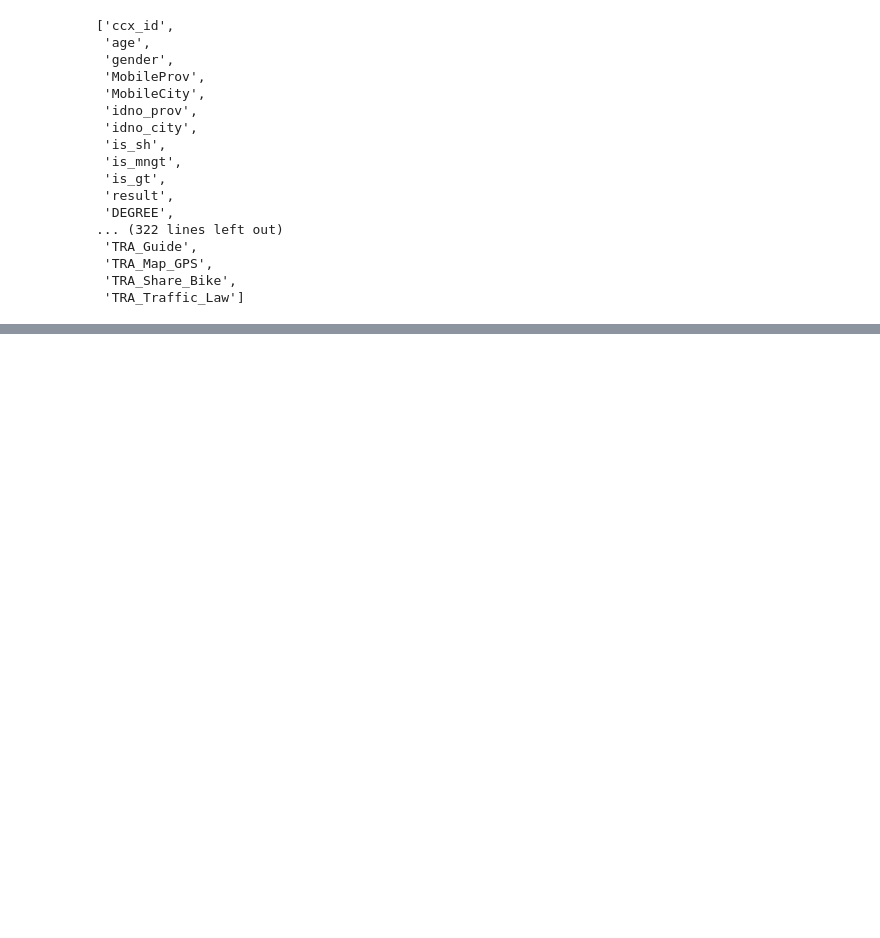
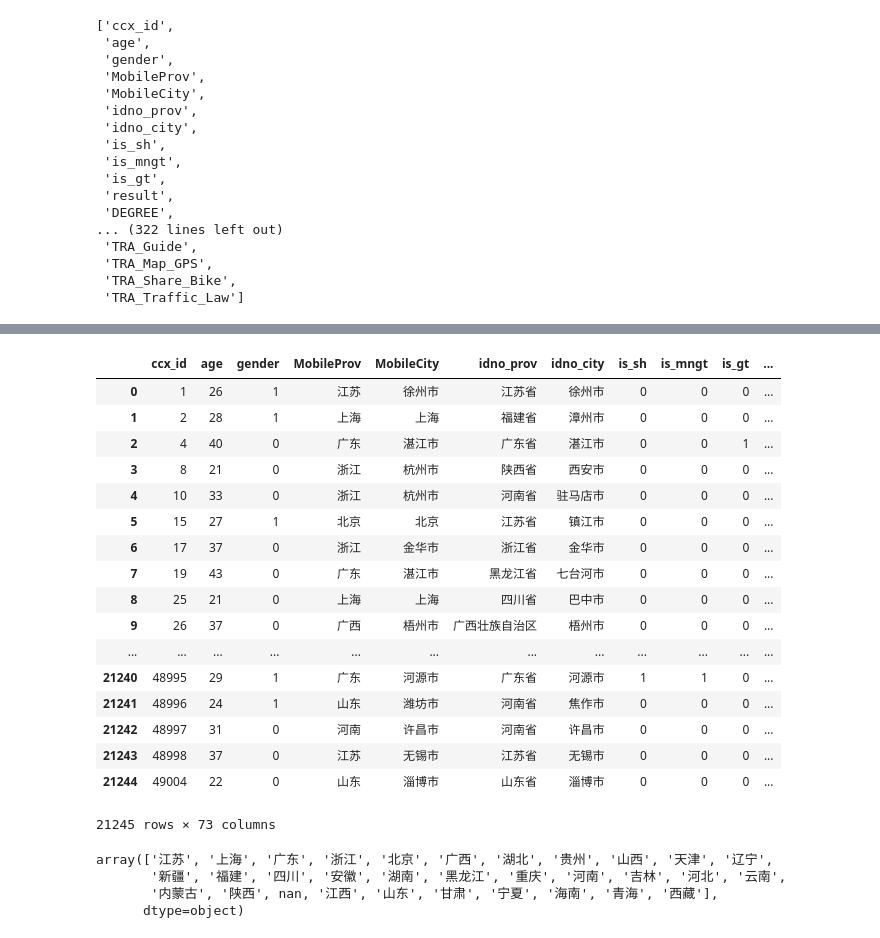
Before and after one commit to jiahehousherry/Capstone-Chengxin, a Jupyter notebook: capstone_chengxin_main.ipynb, the cells around one changed output, grey strips where cells are left out. Drawn from its saved outputs; the diff is of its cells as text; code cells hidden in the pictures; blank space fills up the shorter version.

```diff
--- a/capstone_chengxin_main.ipynb
+++ b/capstone_chengxin_main.ipynb
@@ -505,0 +812,23 @@ new_behavior.loc[(new_behavior != 0).any(axis=1), :]
+# %%
+# shopping-related degree
+shop = ['SOP_Cash_Return',
+ 'SOP_Discount_Yiyuan',
+ 'SOP_General_Snacks',
+ 'SOP_General',
+ 'SOP_Groupon',
+ 'SOP_Life_Groupon',
+ 'SOP_Luxury',
+ 'SOP_Other',
+ 'SOP_Oversea_Buy',
+ 'SOP_Secondhand_Car',
+ 'SOP_beauty']
+new_behavior['shop_deg'] = new_behavior[shop].sum(axis=1)
+for i in shop:
+    new_behavior = new_behavior.drop([i], axis = 1)
+# %%
+# sport-related degree
+sport = ['Sport_Gem',
+ 'Sport_Running']
+new_behavior['sport_deg'] = new_behavior[sport].sum(axis=1)
+for i in sport:
+    new_behavior = new_behavior.drop([i], axis = 1)
@@ -505,0 +855,18 @@ new_behavior.loc[(new_behavior != 0).any(axis=1), :]
+# %%
+# LBS are index referring to location-related factor, so we choose the mobile province to represent the location factor
+LBS = ['LBS_Avg_Pop_Density',
+ 'LBS_Cell_2G_Ration',
+ 'LBS_Cell_3G_Ration',
+ 'LBS_Cell_4G_Ration',
+ 'LBS_City_Cnt',
+ 'LBS_Conn_Wifi_Cnt',
+ 'LBS_Gps_Abroad_Ratio',
+ 'LBS_Gps_Ratio',
+ 'LBS_Home_Pop_Density',
+ 'LBS_Lbs_Cnt',
+ 'LBS_Lbs_Gps_Jump_Ratio',
+ 'LBS_Upload_Date_Cnt',
+ 'LBS_Wifi_Cnt',
+ 'LBS_Work_Pop_Density']
+for i in LBS:
+    new_behavior = new_behavior.drop([i], axis = 1)
@@ -505,0 +894,22 @@ new_behavior.loc[(new_behavior != 0).any(axis=1), :]
+# %%
+new_behavior['gender'] = np.where(new_behavior['gender'] == '男', 1, 0)
+new_behavior
+# %% [output]
+|  | ccx_id | age | gender | MobileProv | MobileCity | idno_prov | idno_city | is_sh | is_mngt | is_gt | ... |
+| 0 | 1 | 26 | 1 | 江苏 | 徐州市 | 江苏省 | 徐州市 | 0 | 0 | 0 | ... |
+| 1 | 2 | 28 | 1 | 上海 | 上海 | 福建省 | 漳州市 | 0 | 0 | 0 | ... |
+| 2 | 4 | 40 | 0 | 广东 | 湛江市 | 广东省 | 湛江市 | 0 | 0 | 1 | ... |
+| 3 | 8 | 21 | 0 | 浙江 | 杭州市 | 陕西省 | 西安市 | 0 | 0 | 0 | ... |
+| 4 | 10 | 33 | 0 | 浙江 | 杭州市 | 河南省 | 驻马店市 | 0 | 0 | 0 | ... |
+| 5 | 15 | 27 | 1 | 北京 | 北京 | 江苏省 | 镇江市 | 0 | 0 | 0 | ... |
+| 6 | 17 | 37 | 0 | 浙江 | 金华市 | 浙江省 | 金华市 | 0 | 0 | 0 | ... |
+| 7 | 19 | 43 | 0 | 广东 | 湛江市 | 黑龙江省 | 七台河市 | 0 | 0 | 0 | ... |
+| 8 | 25 | 21 | 0 | 上海 | 上海 | 四川省 | 巴中市 | 0 | 0 | 0 | ... |
+| 9 | 26 | 37 | 0 | 广西 | 梧州市 | 广西壮族自治区 | 梧州市 | 0 | 0 | 0 | ... |
+| ... | ... | ... | ... | ... | ... | ... | ... | ... | ... | ... | ... |
+| 21240 | 48995 | 29 | 1 | 广东 | 河源市 | 广东省 | 河源市 | 1 | 1 | 0 | ... |
+| 21241 | 48996 | 24 | 1 | 山东 | 潍坊市 | 河南省 | 焦作市 | 0 | 0 | 0 | ... |
+| 21242 | 48997 | 31 | 0 | 河南 | 许昌市 | 河南省 | 许昌市 | 0 | 0 | 0 | ... |
+| 21243 | 48998 | 37 | 0 | 江苏 | 无锡市 | 江苏省 | 无锡市 | 0 | 0 | 0 | ... |
+| 21244 | 49004 | 22 | 0 | 山东 | 淄博市 | 山东省 | 淄博市 | 0 | 0 | 0 | ... |
+21245 rows × 73 columns
@@ -505,0 +933,12 @@ new_behavior.loc[(new_behavior != 0).any(axis=1), :]
+# %%
+new_behavior['MobileProv'].unique()
+#5: 北京，上海，天津，江苏，浙江，广东
+#4: 福建，山东，内蒙古，重庆，湖北，陕西
+#3:辽宁，宁夏，海南，河南，四川，湖南
+#2:吉林，新疆，安徽，江西，河北，青海
+#1:山西，西藏，贵州，广西，黑龙江，云南，甘肃
+# %% [output]
+array(['江苏', '上海', '广东', '浙江', '北京', '广西', '湖北', '贵州', '山西', '天津', '辽宁',
+       '新疆', '福建', '四川', '安徽', '湖南', '黑龙江', '重庆', '河南', '吉林', '河北', '云南',
+       '内蒙古', '陕西', nan, '江西', '山东', '甘肃', '宁夏', '海南', '青海', '西藏'],
+      dtype=object)
```
Also changed, not shown: parts of 74 cells of this notebook.
